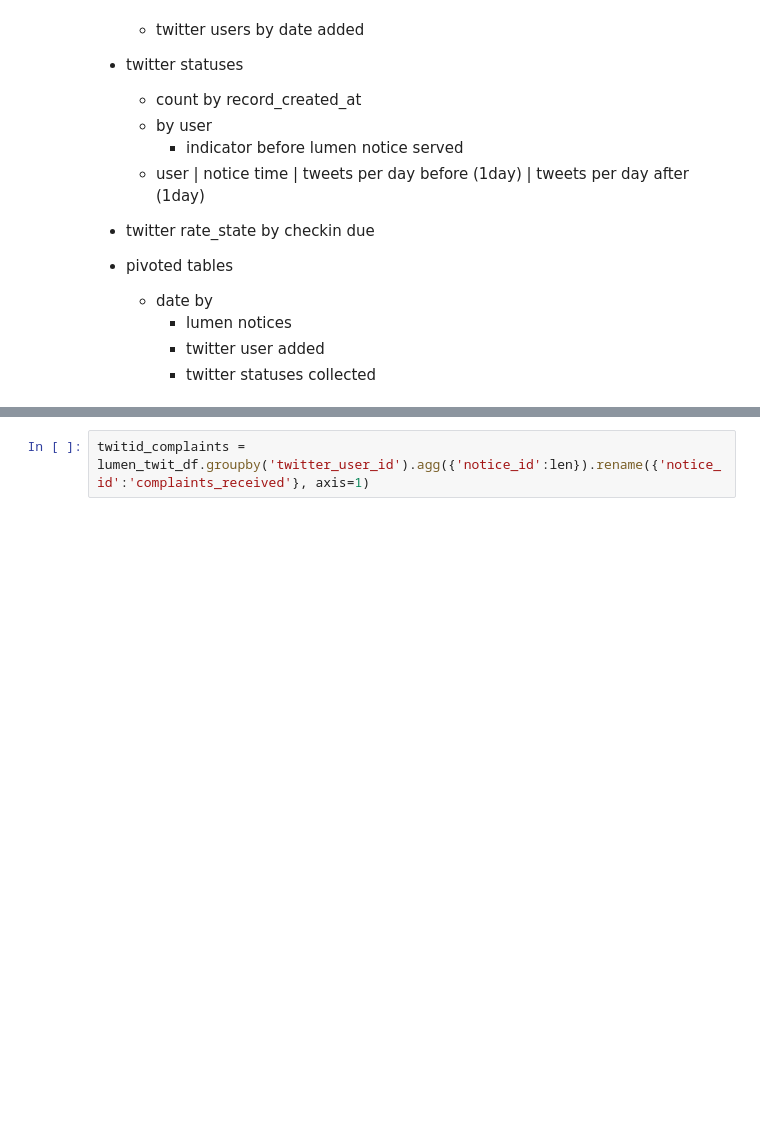
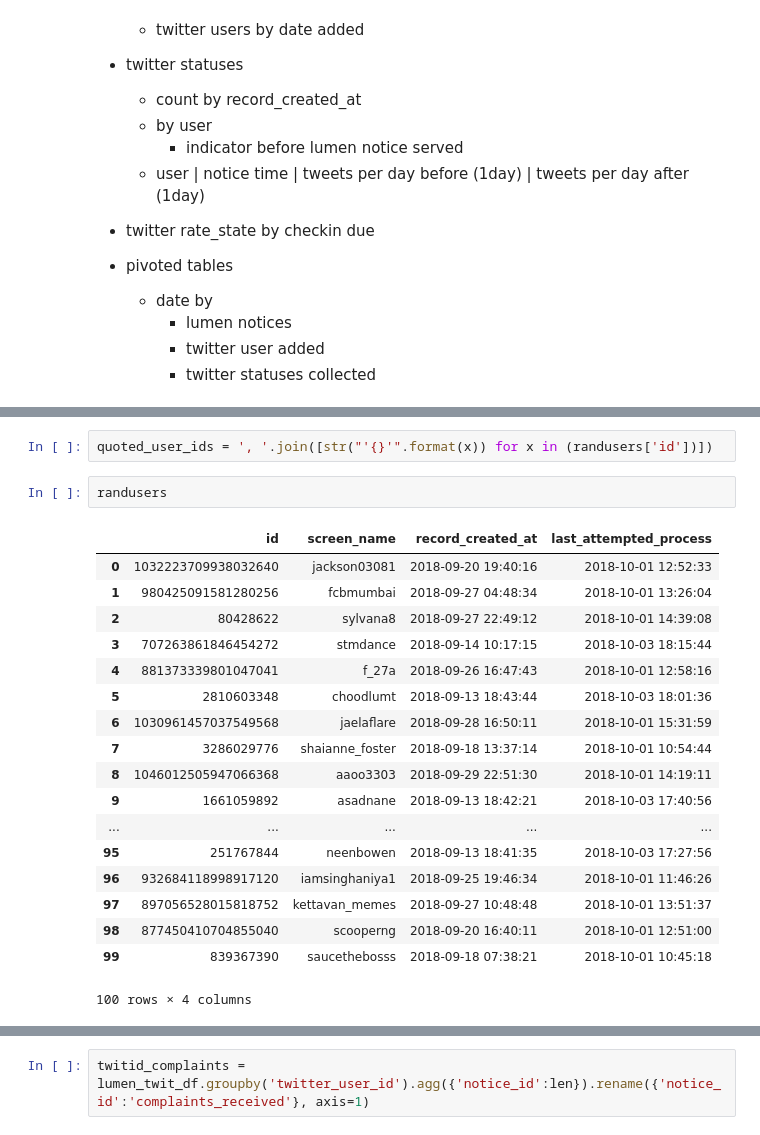
Before and after one commit to citizensandtech/CivilServant, a Jupyter notebook: utils/twitter_observational_analysis_controller2.ipynb, the cells around one changed output, grey strips where cells are left out. Cells and saved outputs as stored; diff of their text form; blank space fills up the shorter version.

```diff
--- a/utils/twitter_observational_analysis_controller2.ipynb
+++ b/utils/twitter_observational_analysis_controller2.ipynb
@@ -42,0 +75,23 @@ db_engine = create_engine("mysql://{user}:{password}@{host}/{database}".format(
+# %%
+quoted_user_ids = ', '.join([str("'{}'".format(x)) for x in (randusers['id'])])
+# %%
+randusers
+# %% [output]
+|  | id | screen_name | record_created_at | last_attempted_process |
+| 0 | 1032223709938032640 | jackson03081 | 2018-09-20 19:40:16 | 2018-10-01 12:52:33 |
+| 1 | 980425091581280256 | fcbmumbai | 2018-09-27 04:48:34 | 2018-10-01 13:26:04 |
+| 2 | 80428622 | sylvana8 | 2018-09-27 22:49:12 | 2018-10-01 14:39:08 |
+| 3 | 707263861846454272 | stmdance | 2018-09-14 10:17:15 | 2018-10-03 18:15:44 |
+| 4 | 881373339801047041 | f_27a | 2018-09-26 16:47:43 | 2018-10-01 12:58:16 |
+| 5 | 2810603348 | choodlumt | 2018-09-13 18:43:44 | 2018-10-03 18:01:36 |
+| 6 | 1030961457037549568 | jaelaflare | 2018-09-28 16:50:11 | 2018-10-01 15:31:59 |
+| 7 | 3286029776 | shaianne_foster | 2018-09-18 13:37:14 | 2018-10-01 10:54:44 |
+| 8 | 1046012505947066368 | aaoo3303 | 2018-09-29 22:51:30 | 2018-10-01 14:19:11 |
+| 9 | 1661059892 | asadnane | 2018-09-13 18:42:21 | 2018-10-03 17:40:56 |
+| ... | ... | ... | ... | ... |
+| 95 | 251767844 | neenbowen | 2018-09-13 18:41:35 | 2018-10-03 17:27:56 |
+| 96 | 932684118998917120 | iamsinghaniya1 | 2018-09-25 19:46:34 | 2018-10-01 11:46:26 |
+| 97 | 897056528015818752 | kettavan_memes | 2018-09-27 10:48:48 | 2018-10-01 13:51:37 |
+| 98 | 877450410704855040 | scooperng | 2018-09-20 16:40:11 | 2018-10-01 12:51:00 |
+| 99 | 839367390 | saucethebosss | 2018-09-18 07:38:21 | 2018-10-01 10:45:18 |
+100 rows × 4 columns
```
Also changed, not shown: parts of 22 cells of this notebook, 2 other files.
